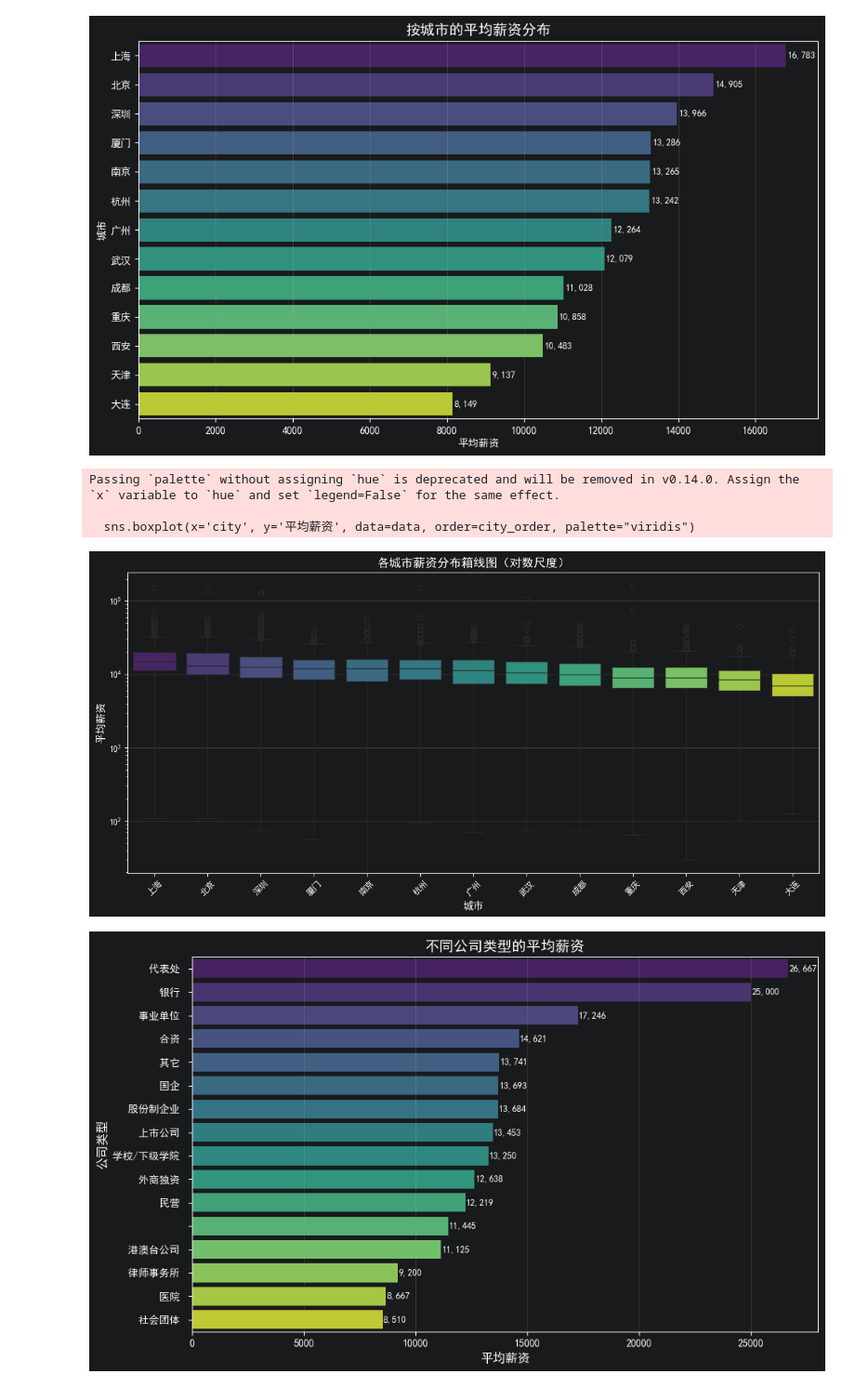
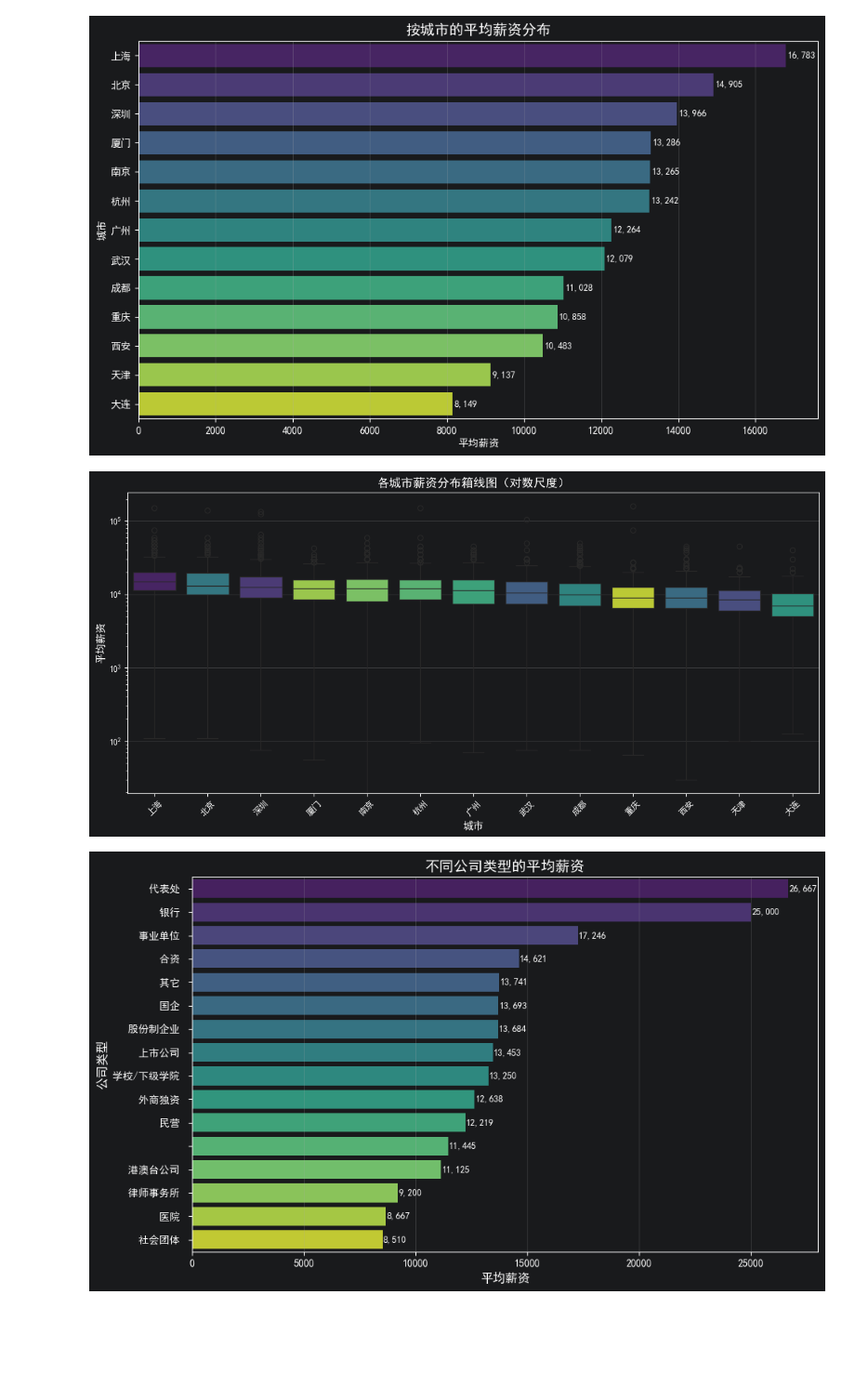
Before and after one commit to hn1318/job_analysis, a Jupyter notebook: src/main.ipynb, the cells around one changed output. Shown at 93% size. Saved outputs shown, nothing was run; the diff lists cells and outputs as text; code cells hidden in the pictures; blank space fills up the shorter version.

```diff
--- a/src/main.ipynb
+++ b/src/main.ipynb
@@ -112,22 +113,19 @@ plt.close()
 # %%
 city_order = data.groupby('city')['平均薪资'].median().sort_values(ascending=False).index
 plt.figure(figsize=(12, 6))
-sns.boxplot(x='city', y='平均薪资', data=data, order=city_order, palette="viridis")
+sns.boxplot(x='city', y='平均薪资', data=data, order=city_order, hue='city', palette="viridis", legend=False)
 plt.yscale('log')
 plt.xticks(rotation=45)
 plt.xlabel('城市', fontsize=12)
 plt.ylabel('平均薪资', fontsize=12)
 plt.title('各城市薪资分布箱线图（对数尺度）', fontsize=14, fontweight='bold')
 plt.grid(axis='y', alpha=0.3)
 plt.tight_layout()
 plt.show()
 plt.savefig('../output/各城市薪资分布箱线图.png', dpi=150)
 plt.close()
 # %% [output]
-Passing `palette` without assigning `hue` is deprecated and will be removed in v0.14.0. Assign the `x` variable to `hue` and set `legend=False` for the same effect.
-
-  sns.boxplot(x='city', y='平均薪资', data=data, order=city_order, palette="viridis")
-[figure, old version]
+[figure, new version]
 # %%
 average_salary_by_industry = data.groupby('公司类型')['平均薪资'].mean().sort_values(ascending=False)
 
```
Also changed, not shown: parts of 12 cells of this notebook, 1 other file.
